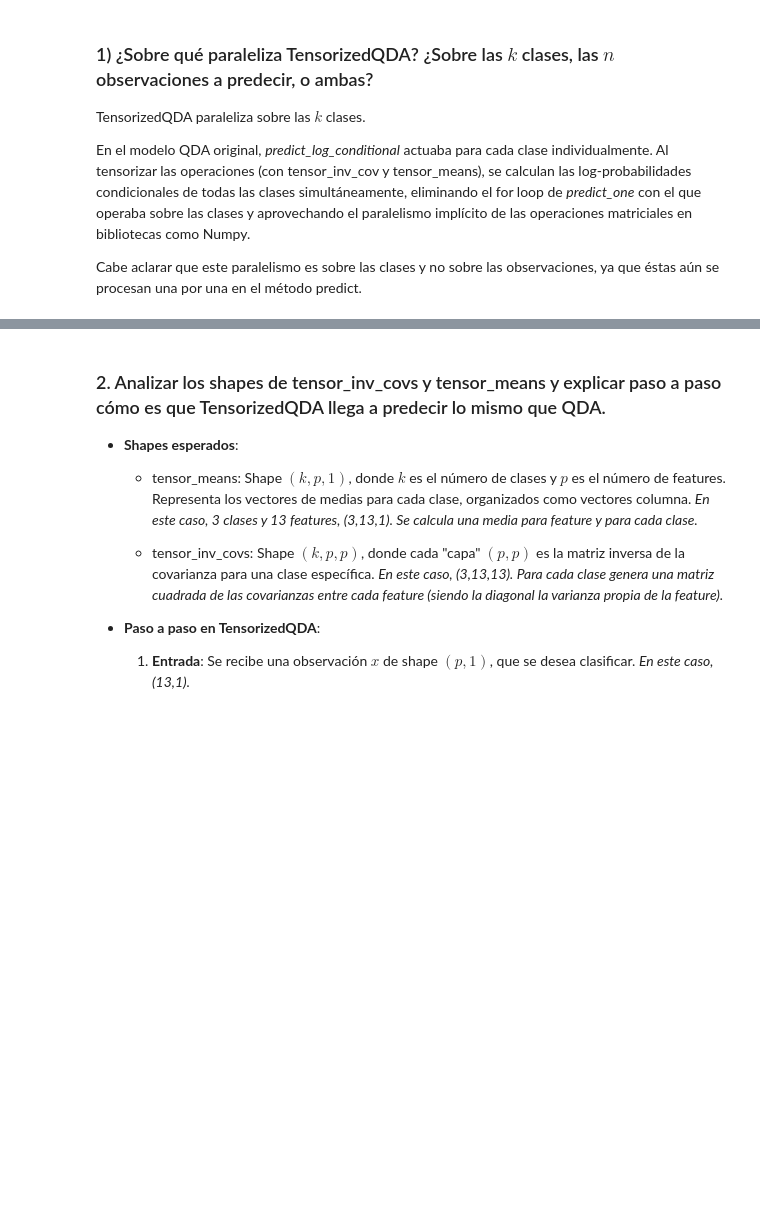
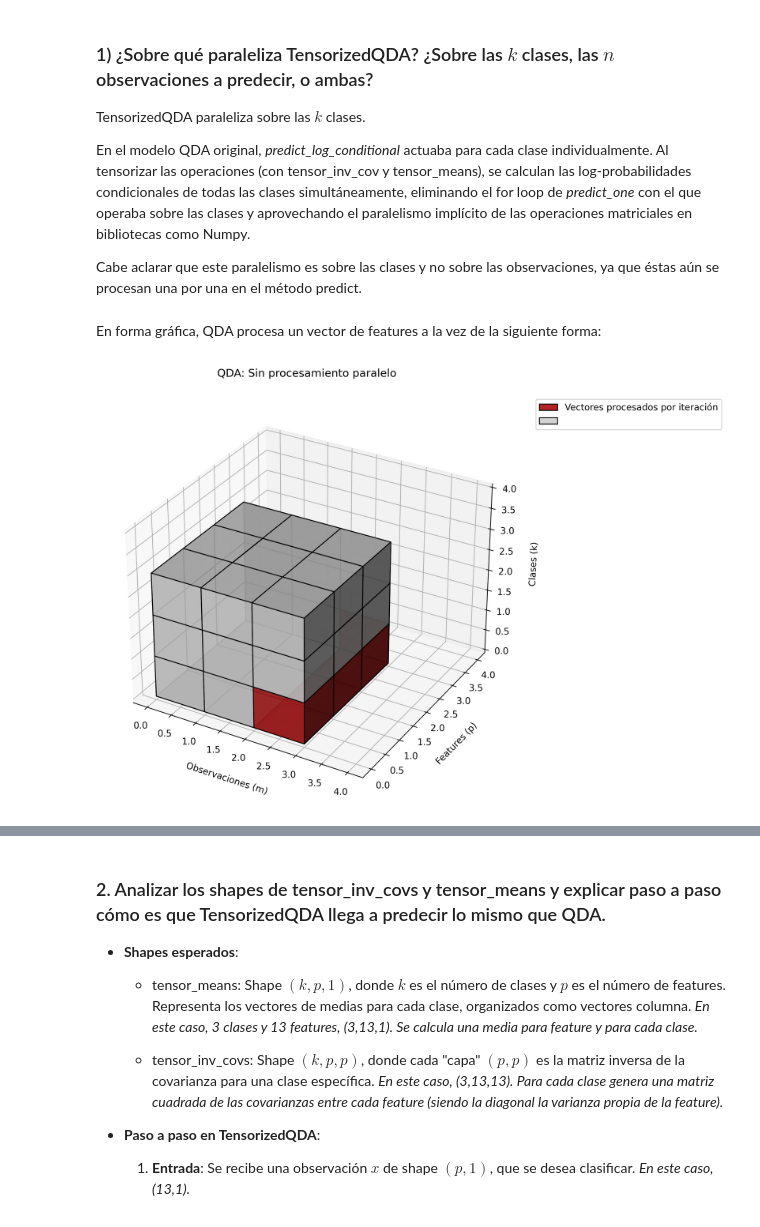
Before and after one commit to martinbrocca/CEIA-AMIA-TP1, a Jupyter notebook: AMIA_2025_TP1.ipynb, the cells around one changed output, grey strips where cells are left out. Cells and saved outputs as stored; diff of their text form; code cells hidden in the pictures; blank space fills up the shorter version.

```diff
--- a/AMIA_2025_TP1.ipynb
+++ b/AMIA_2025_TP1.ipynb
@@ -592,3 +592,11 @@ TensorizedQDA paraleliza sobre las $k$ clases.
 En el modelo QDA original, *predict_log_conditional* actuaba para cada clase individualmente. Al tensorizar las operaciones (con tensor_inv_cov y tensor_means), se calculan las log-probabilidades condicionales de todas las clases simultáneamente, eliminando el for loop de *predict_one* con el que operaba sobre las clases y aprovechando el paralelismo implícito de las operaciones matriciales en bibliotecas como Numpy.
 
 Cabe aclarar que este paralelismo es sobre las clases y no sobre las observaciones, ya que éstas aún se procesan una por una en el método predict.
+# %% [markdown]
+En forma gráfica, QDA procesa un vector de features a la vez de la siguiente forma:
+# %%
+from IPython.display import Image, display
+
+display(Image(filename="QDA - Sin procesamiento paralelo.png"))
+# %% [output]
+[figure, added]
```
Also changed, not shown: parts of 23 cells of this notebook, 4 other files.
